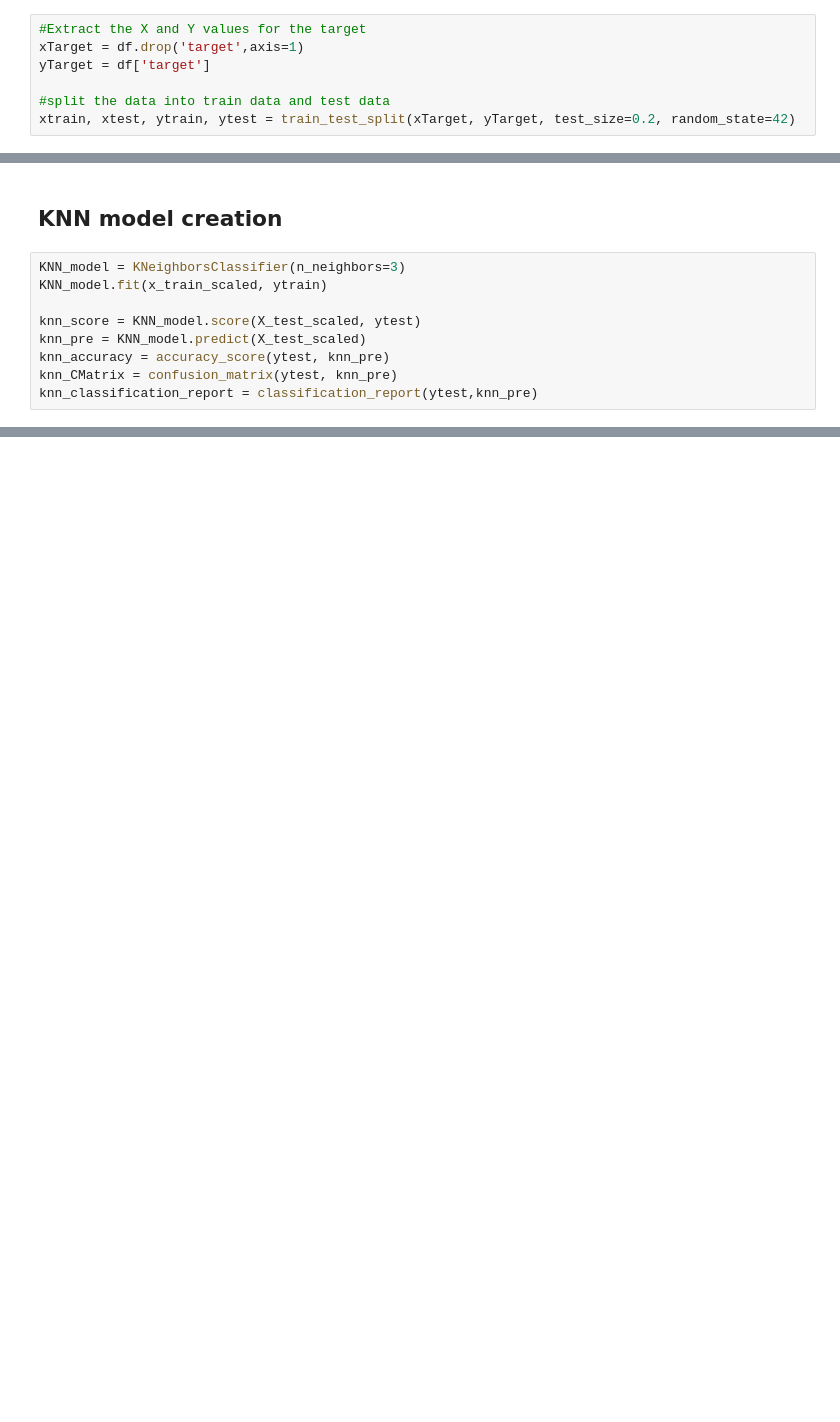
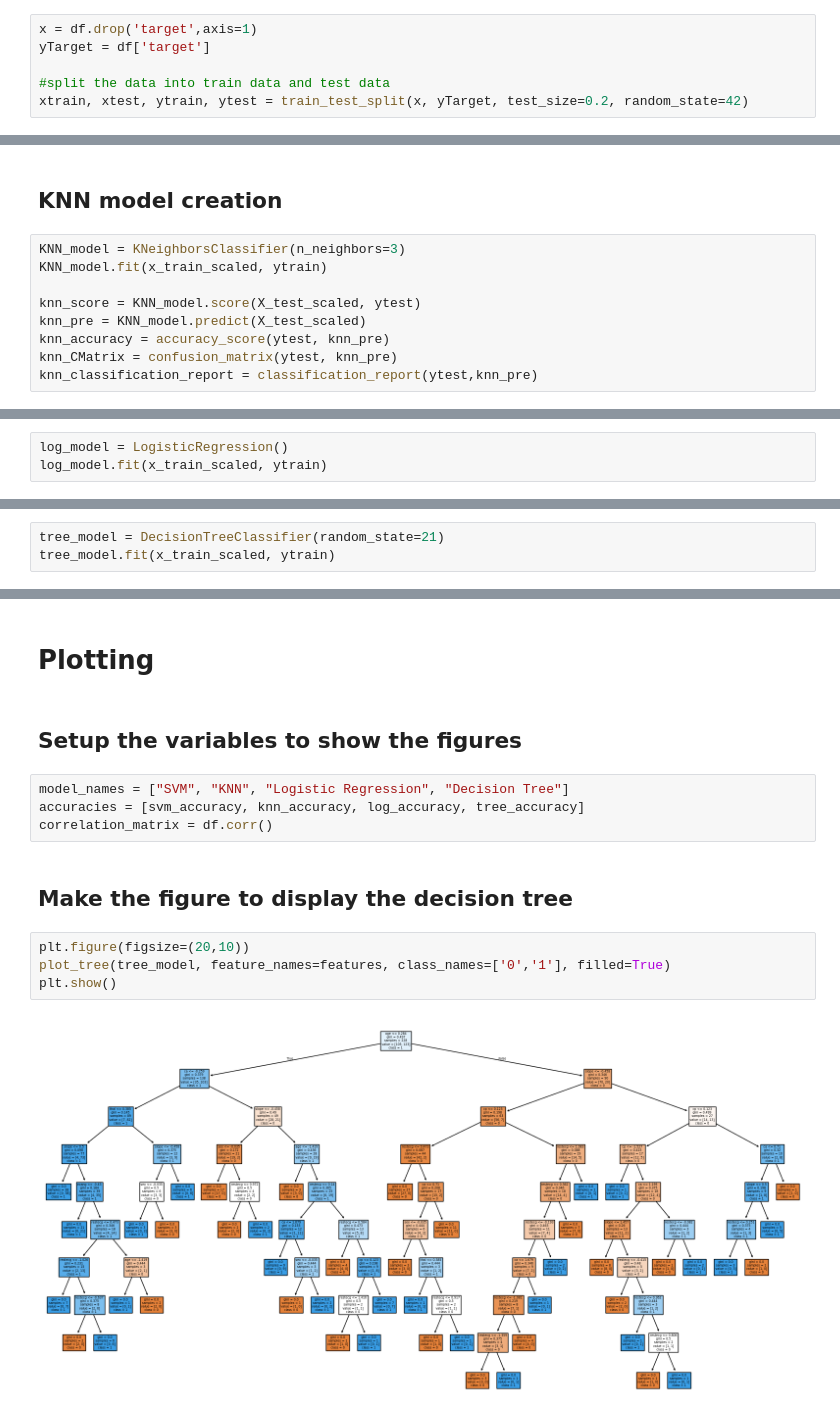
Before and after one commit to J3Unknown/AI-Project, a Jupyter notebook: AI-Project.ipynb, the cells around one changed output, grey strips where cells are left out. Drawn from its saved outputs; the diff is of its cells as text; blank space fills up the shorter version.

Commit message:
Add Decision tree and Logistic regression models

```diff
--- a/AI-Project.ipynb
+++ b/AI-Project.ipynb
@@ -27,10 +57,9 @@ df.describe(include='all')
 # %%
-#Extract the X and Y values for the target
-xTarget = df.drop('target',axis=1)
+x = df.drop('target',axis=1)
 yTarget = df['target']
 
 #split the data into train data and test data
-xtrain, xtest, ytrain, ytest = train_test_split(xTarget, yTarget, test_size=0.2, random_state=42)
+xtrain, xtest, ytrain, ytest = train_test_split(x, yTarget, test_size=0.2, random_state=42)
 # %%
 # Remove missing values and duplicates from TRAINING data
 xtrain_clean = xtrain.dropna(how='any')
@@ -146,0 +183,3 @@ print(f"KNN Classification Report :\n {knn_classification_report}")
+# %%
+log_model = LogisticRegression()
+log_model.fit(x_train_scaled, ytrain)
@@ -146,0 +196,3 @@ print(f"KNN Classification Report :\n {knn_classification_report}")
+# %%
+tree_model = DecisionTreeClassifier(random_state=21)
+tree_model.fit(x_train_scaled, ytrain)
@@ -146,0 +207,16 @@ print(f"KNN Classification Report :\n {knn_classification_report}")
+# %% [markdown]
+# Plotting
+# %% [markdown]
+## Setup the variables to show the figures
+# %%
+model_names = ["SVM", "KNN", "Logistic Regression", "Decision Tree"]
+accuracies = [svm_accuracy, knn_accuracy, log_accuracy, tree_accuracy]
+correlation_matrix = df.corr()
+# %% [markdown]
+## Make the figure to display the decision tree
+# %%
+plt.figure(figsize=(20,10))
+plot_tree(tree_model, feature_names=features, class_names=['0','1'], filled=True)
+plt.show()
+# %% [output]
+[figure, added]
```
Also changed, not shown: parts of 27 cells of this notebook, 1 other file.
